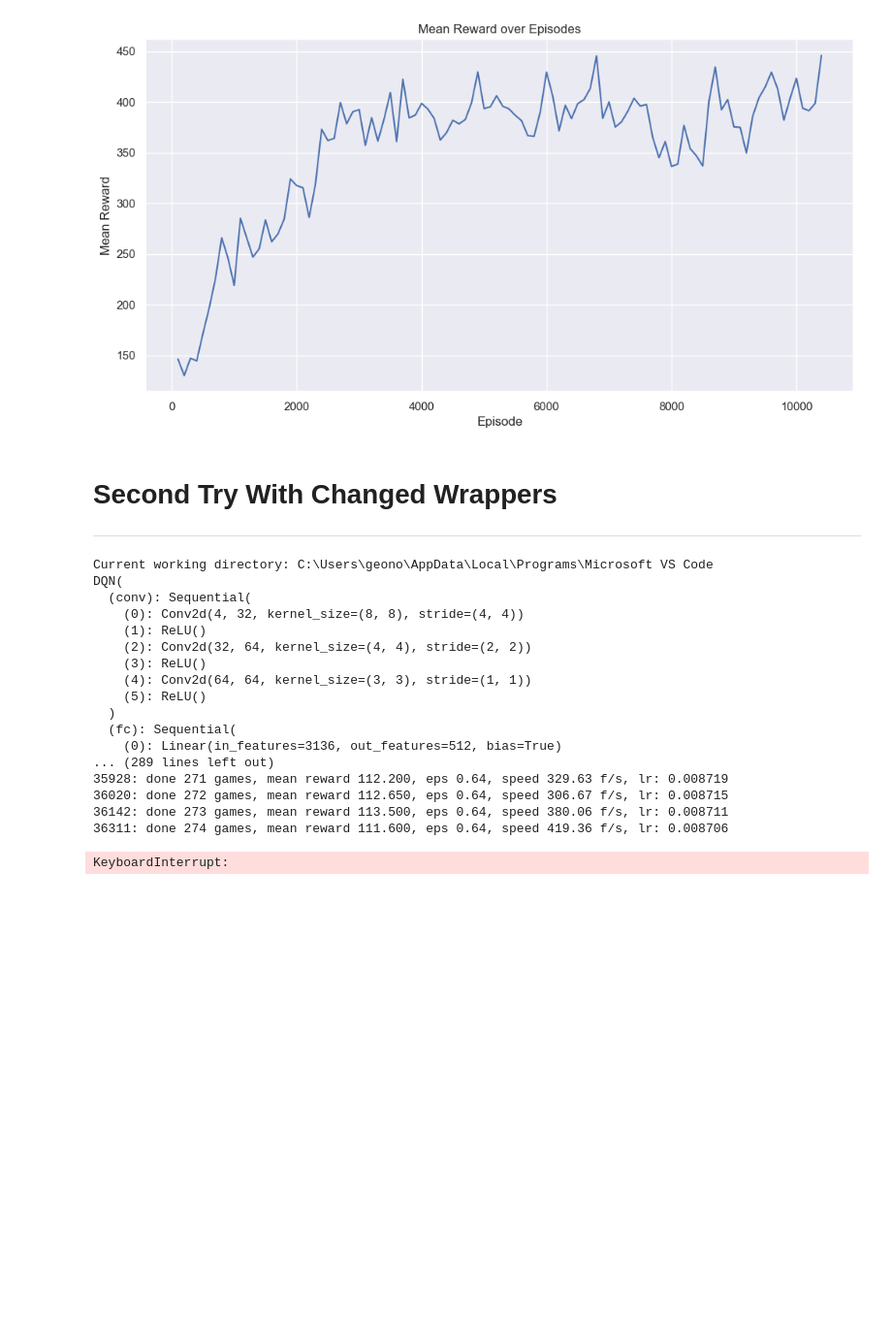
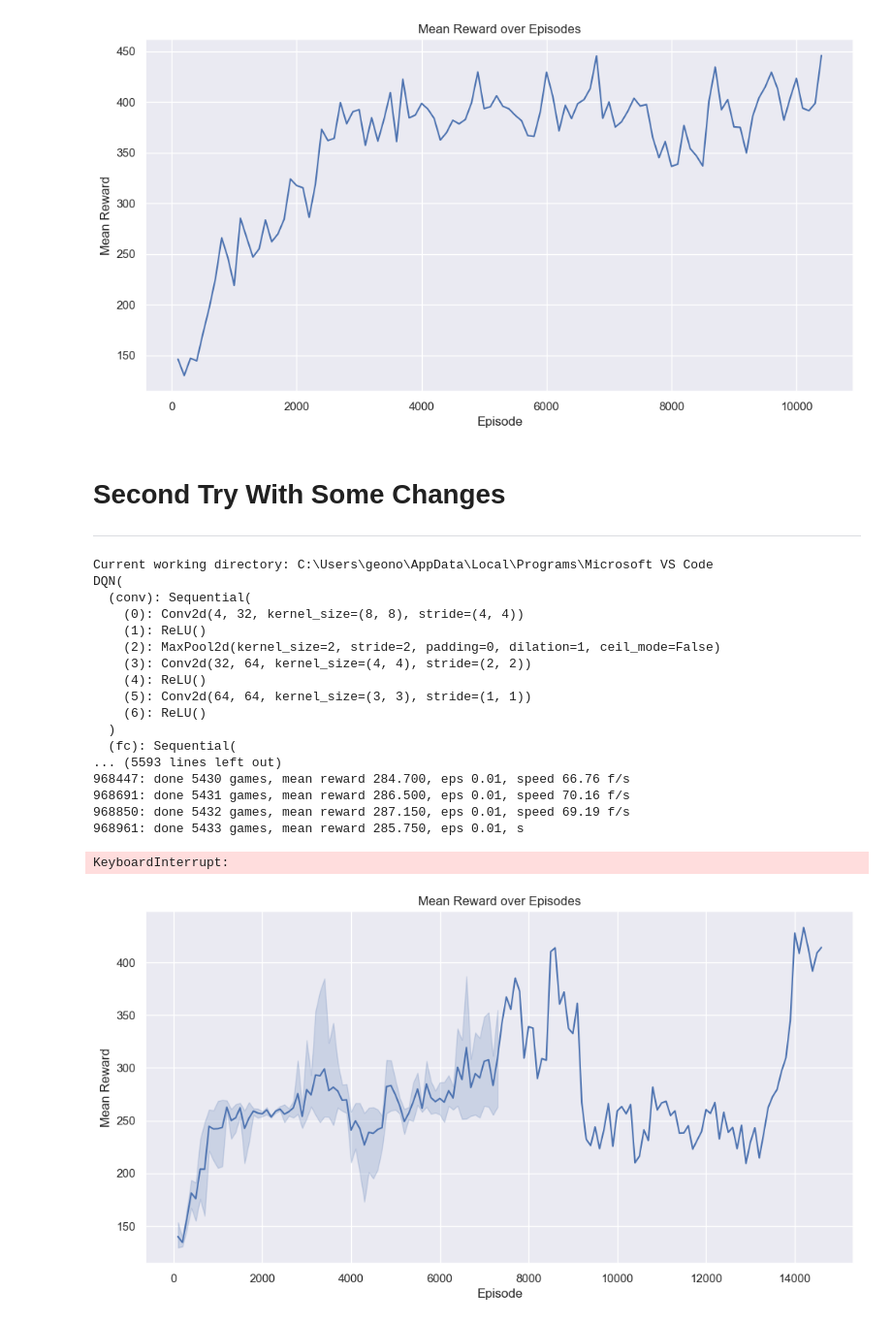
Before and after one commit to GeoNosX/Reinforcement-Learning-Projects-UNIWA, a Jupyter notebook: DQN_SpaceInvaders_Project_UNIWA_3.ipynb, the cells around one changed output. Shown at 97% size. Saved outputs shown, nothing was run; the diff lists cells and outputs as text; code cells hidden in the pictures; blank space fills up the shorter version.

Commit message:
Second run Vscode

```diff
--- a/DQN_SpaceInvaders_Project_UNIWA_3.ipynb
+++ b/DQN_SpaceInvaders_Project_UNIWA_3.ipynb
@@ -424,14 +434,6 @@ DQN(
 KeyboardInterrupt:
 # %% [markdown]
 #Load Data And Retrain
-# %%
-# Load the saved model weights
-model_path = args.env + "-best.dat"
-if os.path.exists(model_path):
-    net.load_state_dict(torch.load(model_path))
-    print(f"Loaded model weights from {model_path}")
-else:
-    print(f"No saved model found at {model_path}, starting training from scratch.")
 # %%
 import pandas as pd
 # %%
@@ -451,5 +453,5 @@ plt.show()
 # %% [output]
 [figure]
 # %% [markdown]
-# Second Try With Changed Wrappers
+# Second Try With Some Changes
 ___
@@ -487,13 +512,13 @@ MEAN_REWARD_BOUND = 500
 GAMMA = 0.99
 BATCH_SIZE = 32
 REPLAY_SIZE = 10000
-#LEARNING_RATE = 6.25e-5
+LEARNING_RATE = 6.25e-5
 SYNC_TARGET_FRAMES = 1000
 REPLAY_START_SIZE = 10000
 
 EPSILON_DECAY_LAST_FRAME = 10**5
 EPSILON_START = 1.0
-EPSILON_FINAL = 0.02
+EPSILON_FINAL = 0.01
 
 
 Experience = collections.namedtuple('Experience', field_names=['state', 'action', 'reward', 'done', 'new_state'])
@@ -600,8 +625,8 @@ if __name__ == "__main__":
     buffer = ExperienceBuffer(REPLAY_SIZE)
     agent = Agent(env, buffer)
     epsilon = EPSILON_START
-    new_lr = get_lr(0)
-    optimizer = optim.RMSprop(net.parameters(), lr=new_lr, eps=1e-4)
+
+    optimizer = optim.RMSprop(net.parameters(), lr=LEARNING_RATE,momentum=0.95, eps=0.01)
     total_rewards = []
     frame_idx = 0
     ts_frame = 0
@@ -623,7 +648,7 @@ if __name__ == "__main__":
             ts_frame = frame_idx
             ts = time.time()
             mean_reward = np.mean(total_rewards[-100:])
-            print(f"{frame_idx}: done {num_games} games, mean reward {mean_reward:.3f}, eps {epsilon:.2f}, speed {speed:.2f} f/s, lr: {optimizer.param_groups[0]['lr']:.6f}")
+            print(f"{frame_idx}: done {num_games} games, mean reward {mean_reward:.3f}, eps {epsilon:.2f}, speed {speed:.2f} f/s")
             writer.add_scalar("epsilon", epsilon, frame_idx)
             writer.add_scalar("speed", speed, frame_idx)
             writer.add_scalar("reward_100", mean_reward, frame_idx)
@@ -651,15 +676,11 @@ if __name__ == "__main__":
         if frame_idx % SYNC_TARGET_FRAMES == 0:
             tgt_net.load_state_dict(net.state_dict())
 
-       # Update learning rate once per finished game
-        if reward is not None:
-            num_games = len(total_rewards)
-            new_lr = get_lr(num_games)
-
-            for param_group in optimizer.param_groups:
-                param_group['lr'] = new_lr
-            writer.add_scalar("learning_rate", new_lr, num_games)
-
+        optimizer.zero_grad()
+        batch = buffer.sample(BATCH_SIZE)
+        loss_t = calc_loss(batch, net, tgt_net, device=device)
+        loss_t.backward()
+        optimizer.step()
     writer.close()
 # %% [output]
 Current working directory: C:\Users\geono\AppData\Local\Programs\Microsoft VS Code
@@ -667,16 +688,29 @@ DQN(
   (conv): Sequential(
     (0): Conv2d(4, 32, kernel_size=(8, 8), stride=(4, 4))
     (1): ReLU()
-    (2): Conv2d(32, 64, kernel_size=(4, 4), stride=(2, 2))
-    (3): ReLU()
-    (4): Conv2d(64, 64, kernel_size=(3, 3), stride=(1, 1))
-    (5): ReLU()
+    (2): MaxPool2d(kernel_size=2, stride=2, padding=0, dilation=1, ceil_mode=False)
+    (3): Conv2d(32, 64, kernel_size=(4, 4), stride=(2, 2))
+    (4): ReLU()
+    (5): Conv2d(64, 64, kernel_size=(3, 3), stride=(1, 1))
+    (6): ReLU()
   )
   (fc): Sequential(
-    (0): Linear(in_features=3136, out_features=512, bias=True)
-... (289 lines left out)
-35928: done 271 games, mean reward 112.200, eps 0.64, speed 329.63 f/s, lr: 0.008719
-36020: done 272 games, mean reward 112.650, eps 0.64, speed 306.67 f/s, lr: 0.008715
-36142: done 273 games, mean reward 113.500, eps 0.64, speed 380.06 f/s, lr: 0.008711
-36311: done 274 games, mean reward 111.600, eps 0.64, speed 419.36 f/s, lr: 0.008706
+... (5593 lines left out)
+968447: done 5430 games, mean reward 284.700, eps 0.01, speed 66.76 f/s
+968691: done 5431 games, mean reward 286.500, eps 0.01, speed 70.16 f/s
+968850: done 5432 games, mean reward 287.150, eps 0.01, speed 69.19 f/s
+968961: done 5433 games, mean reward 285.750, eps 0.01, s
 KeyboardInterrupt:
+# %%
+
+red_df_2=pd.read_csv(mean_rewards_filepath, names=['Episode', 'MeanReward'])
+# %%
+sns.set(style="darkgrid")
+plt.figure(figsize=(12, 6))
+sns.lineplot(data=red_df_2, x='Episode', y='MeanReward')
+plt.title('Mean Reward over Episodes')
+plt.xlabel('Episode')
+plt.ylabel('Mean Reward')
+plt.show()
+# %% [output]
+[figure, added]
```
Also changed, not shown: parts of 4 cells of this notebook.
